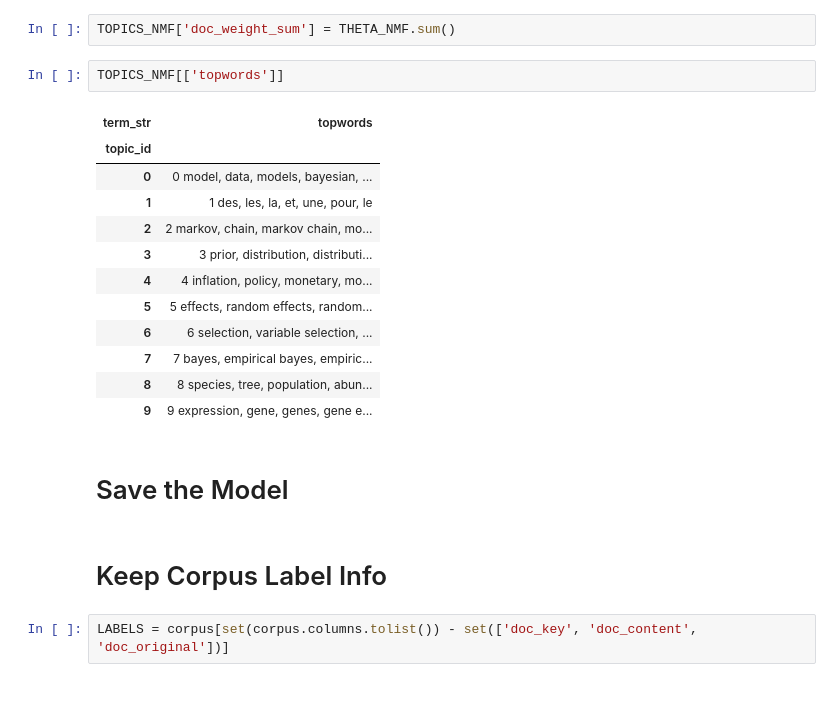
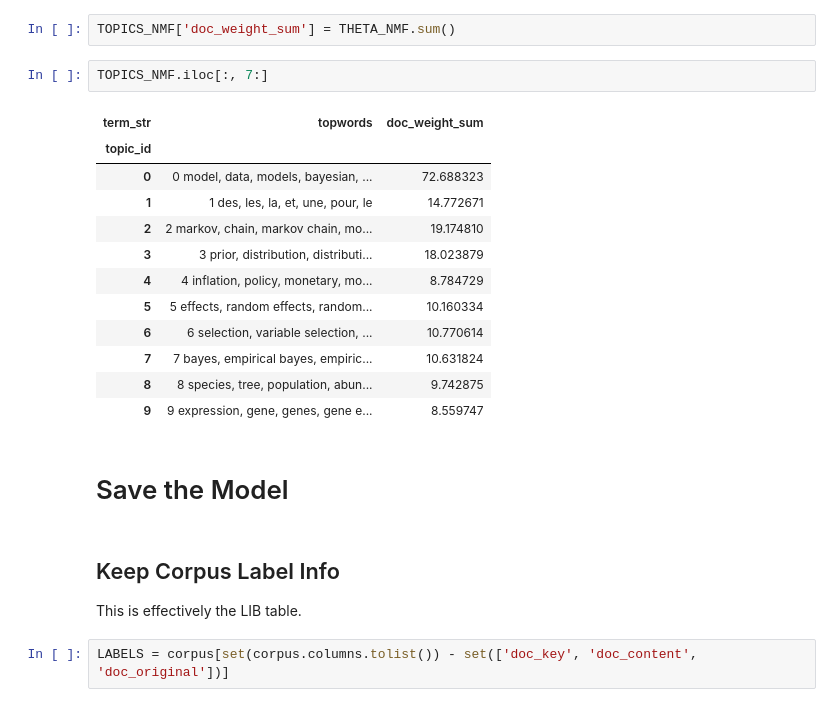
Before and after one commit to ontoligent/TAPI_Topic_Models, a Jupyter notebook: 01-SciKitLearn.ipynb, the cells around one changed output. Saved outputs shown, nothing was run; the diff lists cells and outputs as text.

```diff
--- a/01-SciKitLearn.ipynb
+++ b/01-SciKitLearn.ipynb
@@ -337,25 +343,27 @@ TOPICS_NMF['topwords'] = TOPICS_NMF.apply(lambda x: str(x.name) + ' ' + ', '.joi
 ### Add Doc Weights
 # %%
 TOPICS_NMF['doc_weight_sum'] = THETA_NMF.sum()
-# %%
-TOPICS_NMF[['topwords']]
-# %% [output]
-| term_str | topwords |
-| topic_id |  |
-| 0 | 0 model, data, models, bayesian, ... |
-| 1 | 1 des, les, la, et, une, pour, le |
-| 2 | 2 markov, chain, markov chain, mo... |
-| 3 | 3 prior, distribution, distributi... |
-| 4 | 4 inflation, policy, monetary, mo... |
-| 5 | 5 effects, random effects, random... |
-| 6 | 6 selection, variable selection, ... |
-| 7 | 7 bayes, empirical bayes, empiric... |
-| 8 | 8 species, tree, population, abun... |
-| 9 | 9 expression, gene, genes, gene e... |
+# %%
+TOPICS_NMF.iloc[:, 7:]
+# %% [output]
+| term_str | topwords | doc_weight_sum |
+| topic_id |  |  |
+| 0 | 0 model, data, models, bayesian, ... | 72.688323 |
+| 1 | 1 des, les, la, et, une, pour, le | 14.772671 |
+| 2 | 2 markov, chain, markov chain, mo... | 19.174810 |
+| 3 | 3 prior, distribution, distributi... | 18.023879 |
+| 4 | 4 inflation, policy, monetary, mo... | 8.784729 |
+| 5 | 5 effects, random effects, random... | 10.160334 |
+| 6 | 6 selection, variable selection, ... | 10.770614 |
+| 7 | 7 bayes, empirical bayes, empiric... | 10.631824 |
+| 8 | 8 species, tree, population, abun... | 9.742875 |
+| 9 | 9 expression, gene, genes, gene e... | 8.559747 |
 # %% [markdown]
 # Save the Model
 # %% [markdown]
-# Keep Corpus Label Info
+## Keep Corpus Label Info
+
+This is effectively the LIB table.
 # %%
 LABELS = corpus[set(corpus.columns.tolist()) - set(['doc_key', 'doc_content', 'doc_original'])]
 # %% [markdown]
```
Also changed, not shown: parts of 4 cells of this notebook, 4 other files.
